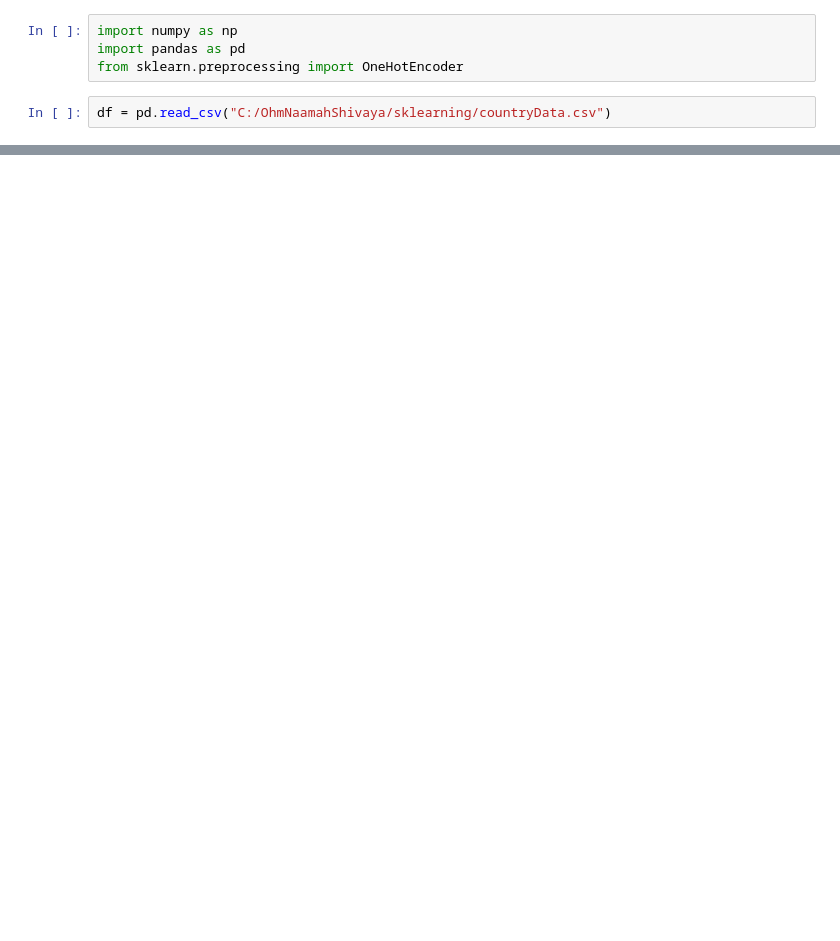
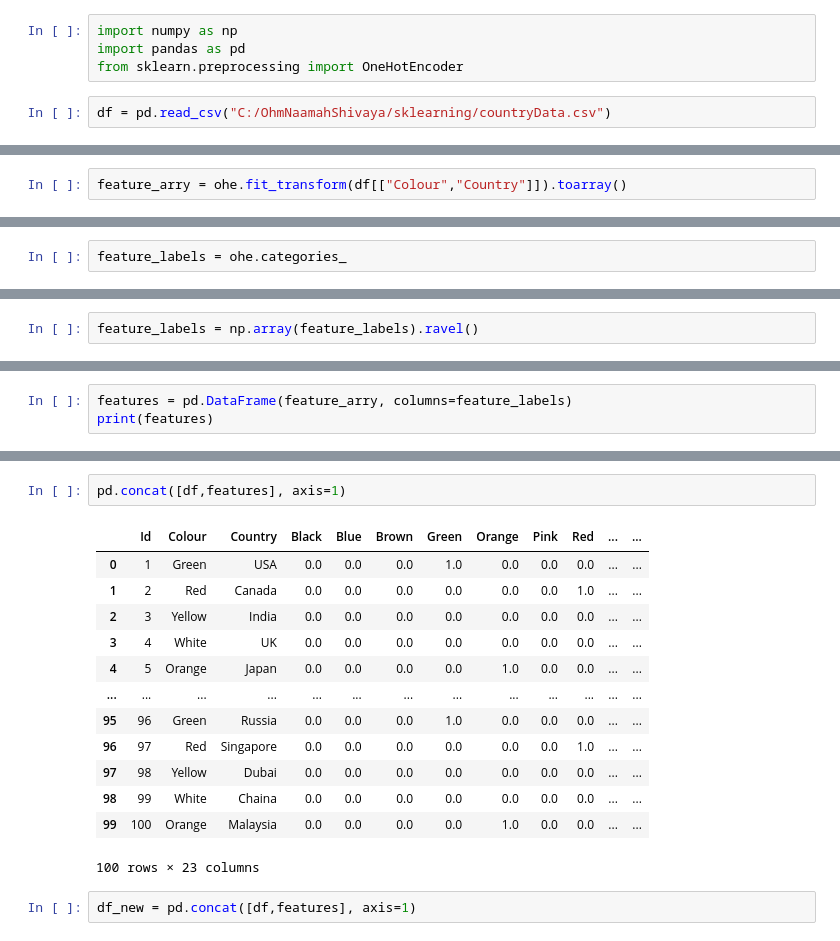
Before and after one commit to SatishChitimoju007/SKLeanDataPreprocessing, a Jupyter notebook: OneHotEncoder.ipynb, the cells around one changed output, grey strips where cells are left out. Cells and saved outputs as stored; diff of their text form; blank space fills up the shorter version.

```diff
--- a/OneHotEncoder.ipynb
+++ b/OneHotEncoder.ipynb
@@ -15,0 +49,2 @@ df.head()
+# %%
+feature_arry = ohe.fit_transform(df[["Colour","Country"]]).toarray()
@@ -15,0 +58,2 @@ df.head()
+# %%
+feature_labels = ohe.categories_
@@ -15,0 +67,2 @@ df.head()
+# %%
+feature_labels = np.array(feature_labels).ravel()
@@ -15,0 +91,3 @@ df.head()
+# %%
+features = pd.DataFrame(feature_arry, columns=feature_labels)
+print(features)
@@ -15,0 +121,18 @@ df.head()
+# %%
+pd.concat([df,features], axis=1)
+# %% [output]
+|  | Id | Colour | Country | Black | Blue | Brown | Green | Orange | Pink | Red | ... | ... |
+| 0 | 1 | Green | USA | 0.0 | 0.0 | 0.0 | 1.0 | 0.0 | 0.0 | 0.0 | ... | ... |
+| 1 | 2 | Red | Canada | 0.0 | 0.0 | 0.0 | 0.0 | 0.0 | 0.0 | 1.0 | ... | ... |
+| 2 | 3 | Yellow | India | 0.0 | 0.0 | 0.0 | 0.0 | 0.0 | 0.0 | 0.0 | ... | ... |
+| 3 | 4 | White | UK | 0.0 | 0.0 | 0.0 | 0.0 | 0.0 | 0.0 | 0.0 | ... | ... |
+| 4 | 5 | Orange | Japan | 0.0 | 0.0 | 0.0 | 0.0 | 1.0 | 0.0 | 0.0 | ... | ... |
+| ... | ... | ... | ... | ... | ... | ... | ... | ... | ... | ... | ... | ... |
+| 95 | 96 | Green | Russia | 0.0 | 0.0 | 0.0 | 1.0 | 0.0 | 0.0 | 0.0 | ... | ... |
+| 96 | 97 | Red | Singapore | 0.0 | 0.0 | 0.0 | 0.0 | 0.0 | 0.0 | 1.0 | ... | ... |
+| 97 | 98 | Yellow | Dubai | 0.0 | 0.0 | 0.0 | 0.0 | 0.0 | 0.0 | 0.0 | ... | ... |
+| 98 | 99 | White | Chaina | 0.0 | 0.0 | 0.0 | 0.0 | 0.0 | 0.0 | 0.0 | ... | ... |
+| 99 | 100 | Orange | Malaysia | 0.0 | 0.0 | 0.0 | 0.0 | 1.0 | 0.0 | 0.0 | ... | ... |
+100 rows × 23 columns
+# %%
+df_new = pd.concat([df,features], axis=1)
```
Also changed, not shown: parts of 14 cells of this notebook, 4 other files.
